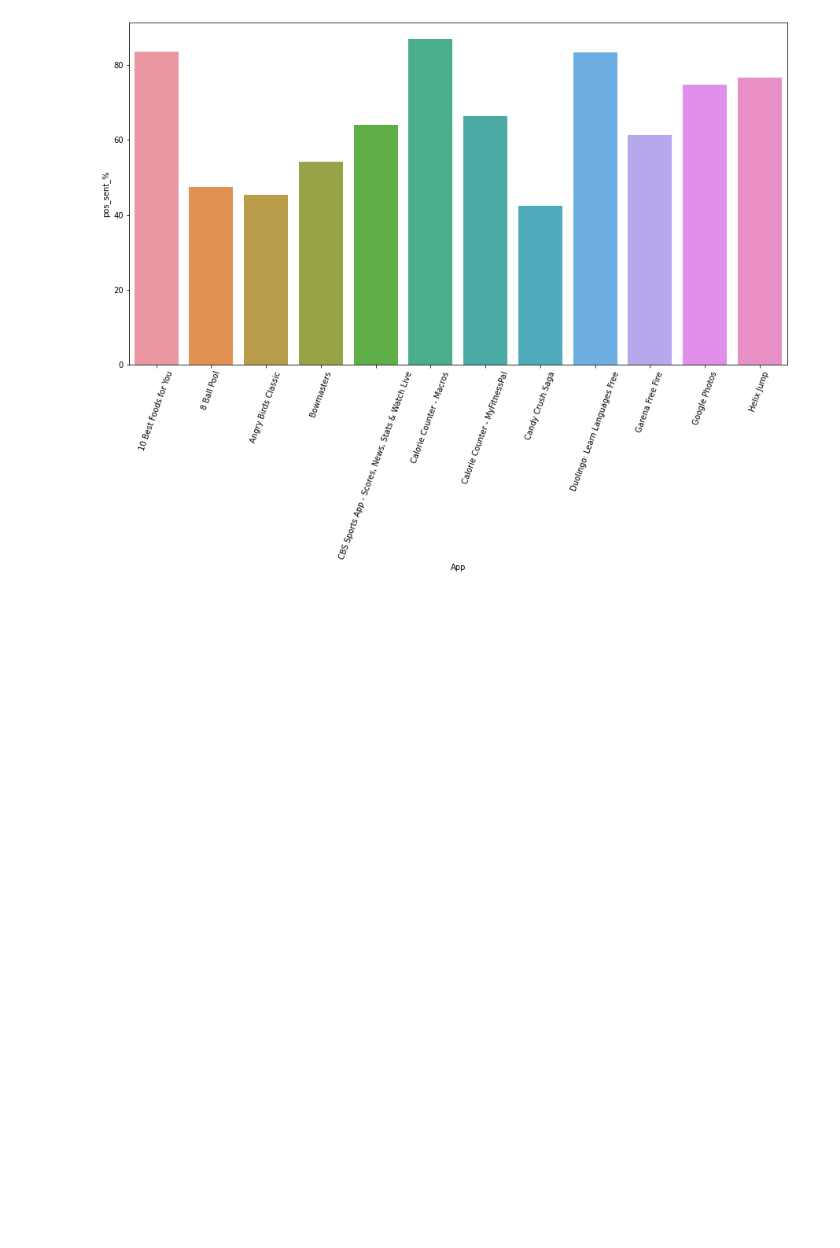
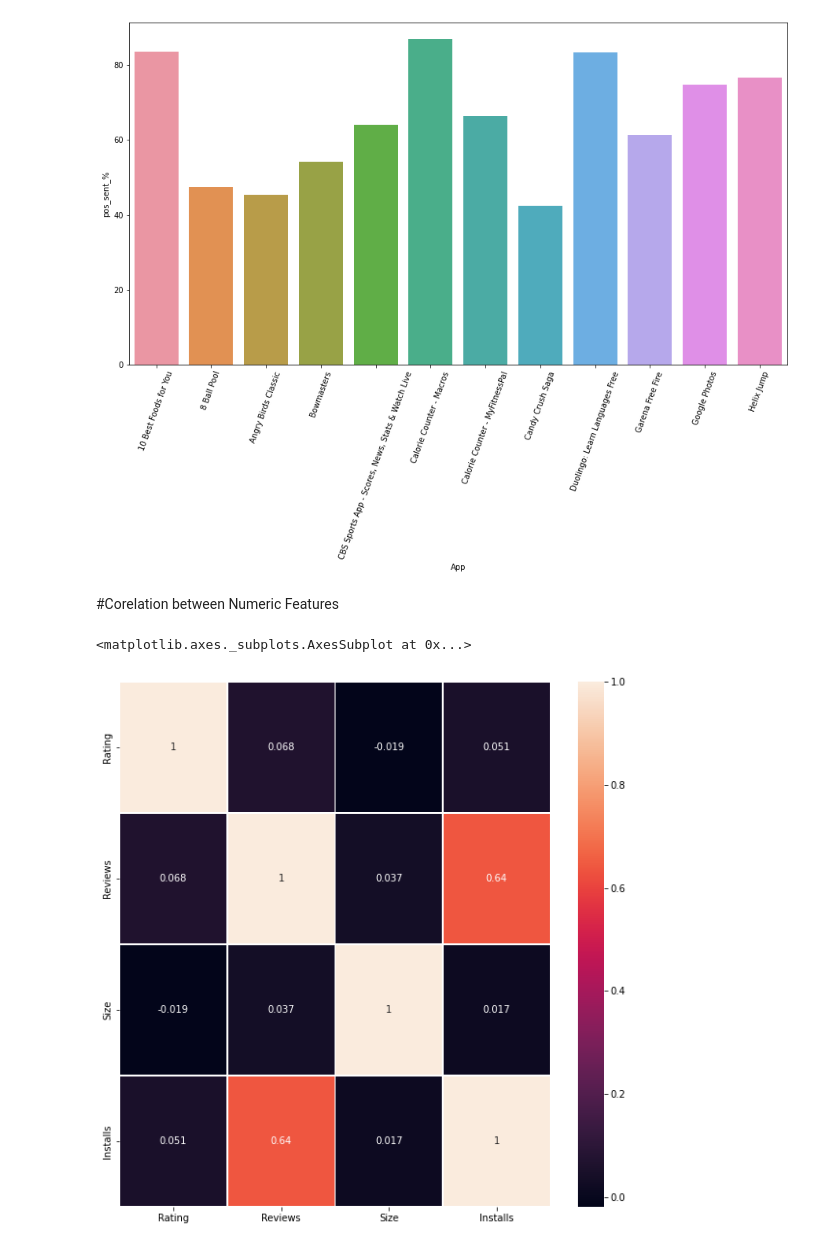
Before and after one commit to Rushikesh3005/Google-Play-Store-analysis, a Jupyter notebook: Google_Play_Store_Analysis_.ipynb, the cells around one changed output. Cells and saved outputs as stored; diff of their text form; code cells hidden in the pictures; blank space fills up the shorter version.

```diff
--- a/Google_Play_Store_Analysis_.ipynb
+++ b/Google_Play_Store_Analysis_.ipynb
@@ -340,3 +340,19 @@ ax.set_xticklabels(ax.get_xticklabels(),rotation = 70)
  Text(0, 0, 'Google Photos'),
  Text(0, 0, 'Helix Jump')]
 [figure]
+# %% [markdown]
+#Corelation between Numeric Features
+# %%
+df1['Reviews']=df1['Reviews'].astype(int)
+# %%
+df1['Size']= df1['Size'].str.replace('M','')
+df1['Size']= df1['Size'].str.replace('Varies with device','')
+df1['Size']= df1['Size'].str.replace('k','')
+# %%
+df1["Size"] = pd.to_numeric(df1["Size"], downcast="float")
+# %%
+fig, ax = plt.subplots(figsize=(10,10))
+sns.heatmap(df1.corr(), annot=True, linewidths=.5, ax=ax)
+# %% [output]
+<matplotlib.axes._subplots.AxesSubplot at 0x...>
+[figure, added]
```
Also changed, not shown: parts of 2 cells of this notebook.
